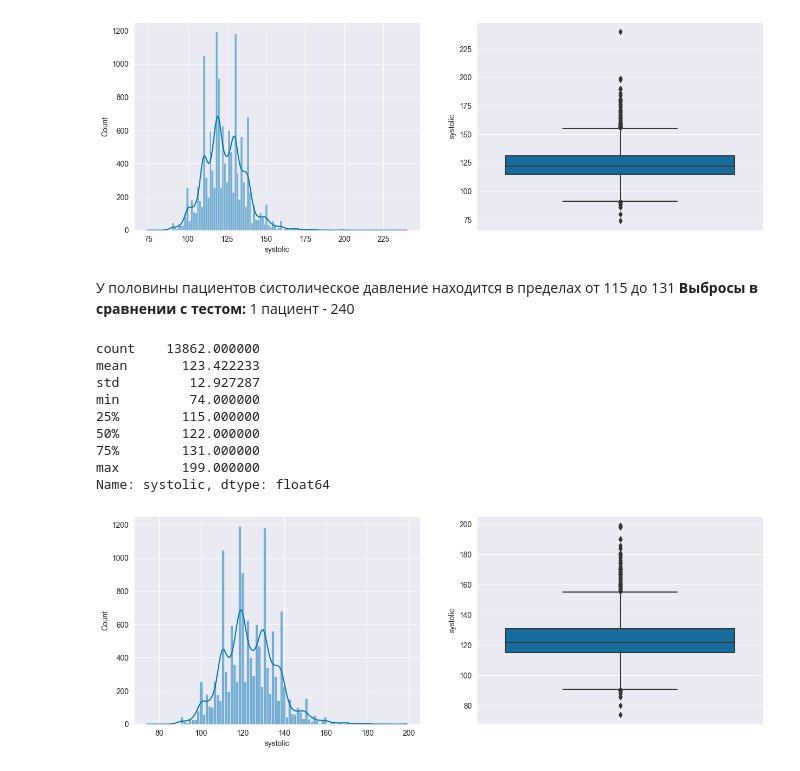
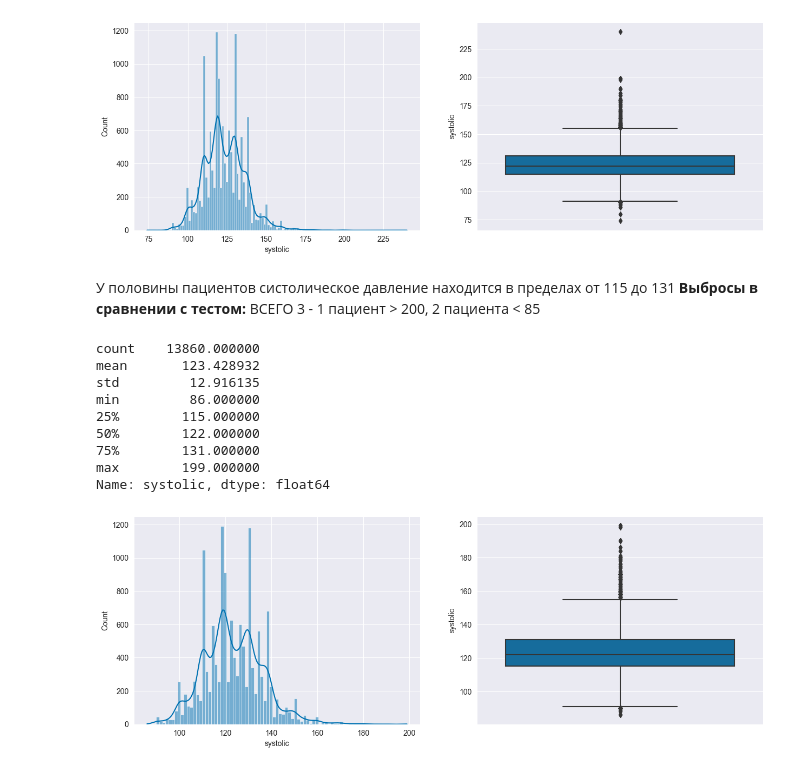
Before and after one commit to Zetis659/Data_Science_GM, a Jupyter notebook: Leopard_challenge_Classification/Leopard_challenge_Classification.ipynb, the cells around one changed output. Drawn from its saved outputs; the diff is of its cells as text; code cells hidden in the pictures.

```diff
--- a/Leopard_challenge_Classification/Leopard_challenge_Classification.ipynb
+++ b/Leopard_challenge_Classification/Leopard_challenge_Classification.ipynb
@@ -614,17 +619,17 @@ Name: systolic, dtype: float64
 [figure]
 # %% [markdown]
 У половины пациентов систолическое давление находится в пределах от 115 до 131
-**Выбросы в сравнении с тестом:** 1 пациент - 240
+**Выбросы в сравнении с тестом:** ВСЕГО 3 - 1 пациент > 200, 2 пациента < 85
 # %%
-hist_box_describe_num(df.query('systolic < 230'), 'systolic')
+hist_box_describe_num(df.query('systolic < 230 & systolic > 80'), 'systolic')
 # %% [output]
-count    13862.000000
-mean       123.422233
-std         12.927287
-min         74.000000
+count    13860.000000
+mean       123.428932
+std         12.916135
+min         86.000000
 25%        115.000000
 50%        122.000000
 75%        131.000000
 max        199.000000
 Name: systolic, dtype: float64
-[figure, old version]
+[figure, new version]
```
Also changed, not shown: parts of 70 cells of this notebook.
